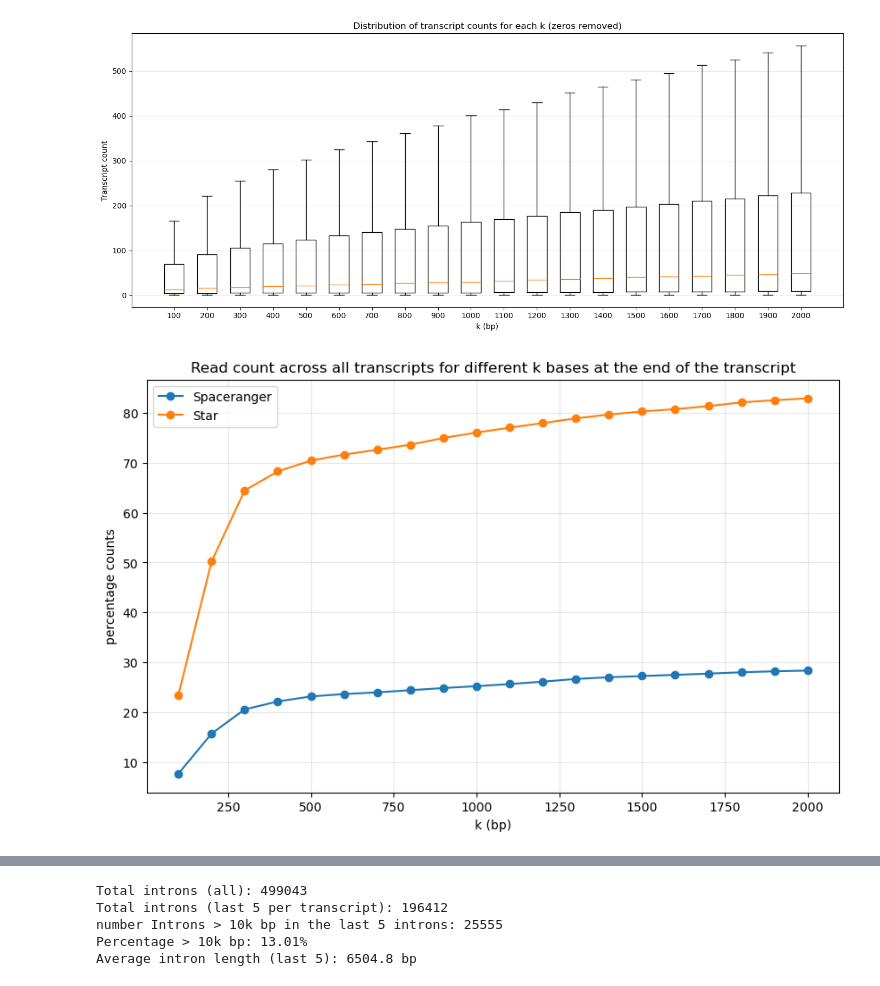
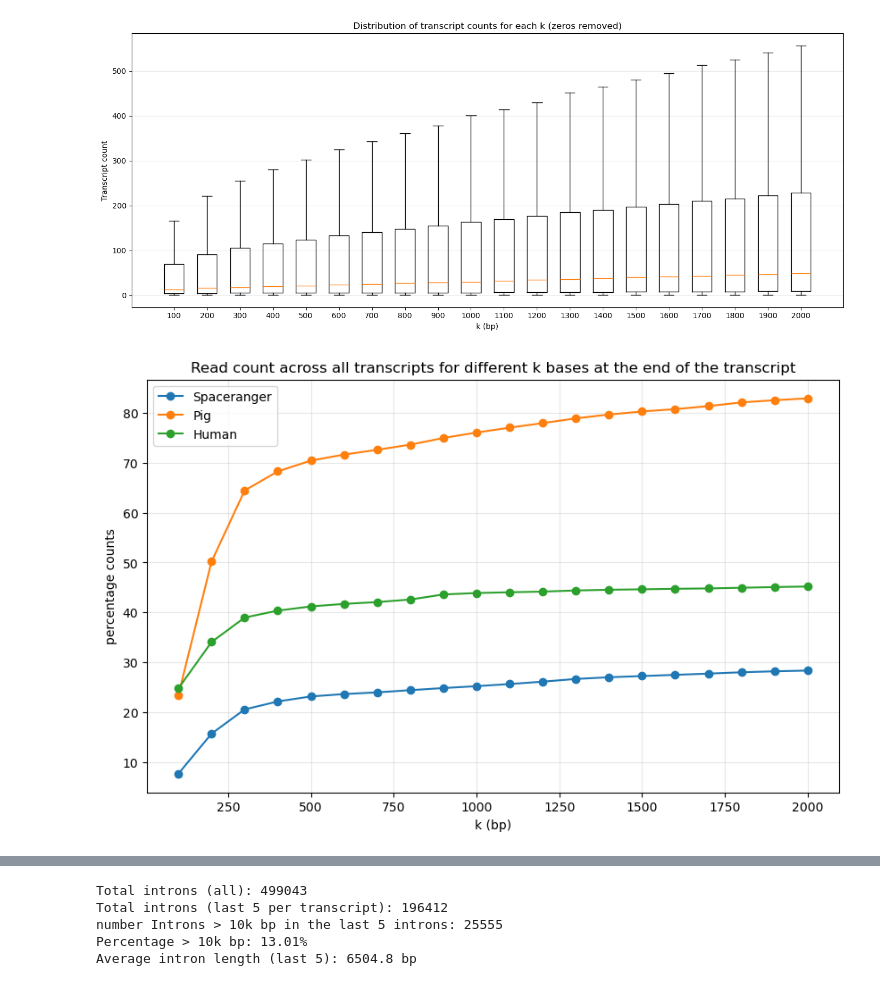
Before and after one commit to tolgatabanli/scCount_gobi, a Jupyter notebook: prototyping/playground.ipynb, the cells around one changed output, grey strips where cells are left out. Drawn from its saved outputs; the diff is of its cells as text; code cells hidden in the pictures.

```diff
--- a/prototyping/playground.ipynb
+++ b/prototyping/playground.ipynb
@@ -227,21 +227,24 @@ def get_count_merged_regions(coverage_dir):
     return counts
 spaceranger_counts = get_count_merged_regions(Path('../data/coverage_spaceranger_big'))
 star_counts = get_count_merged_regions(Path('../data/coverage_tsv'))
+human_counts = get_count_merged_regions(Path('../data/coverage_human'))
 # %%
 fig = plt.figure(figsize=(10, 6), dpi = 100)
 k_values = [k for k in range(100, 2100, 100)]
 plt.plot(k_values, [c/263361661 * 100 for c in spaceranger_counts], marker='o')
 plt.plot(k_values, [c/30708498 * 100 for c in star_counts], marker='o')
+plt.plot(k_values, [c/124044099 * 100 for c in human_counts], marker='o')
+#plt.plot#(k_values, human_counts, marker='o')
 #plt.plot(k_values, spaceranger_counts, marker='o')
 #plt.plot(k_values, star_counts, marker='o')
 plt.xlabel('k (bp)')
-plt.legend(['Spaceranger', 'Star'])
+plt.legend(['Spaceranger', 'Pig','Human'])
 plt.ylabel('percentage counts')
 plt.grid(True, alpha=0.3)
 plt.title('Read count across all transcripts for different k bases at the end of the transcript')
 plt.show()
 # %% [output]
-[figure, old version]
+[figure, new version]
 # %%
 import pandas as pd
 gtf = pd.read_csv('../data/Sus_scrofa.Sscrofa11.1.gtf', sep='\t', comment='#', header=None, names=['seqname', 'source', 'feature', 'start', 'end', 'score', 'strand', 'frame', 'attribute'])
```
Also changed, not shown: 3 other files.
